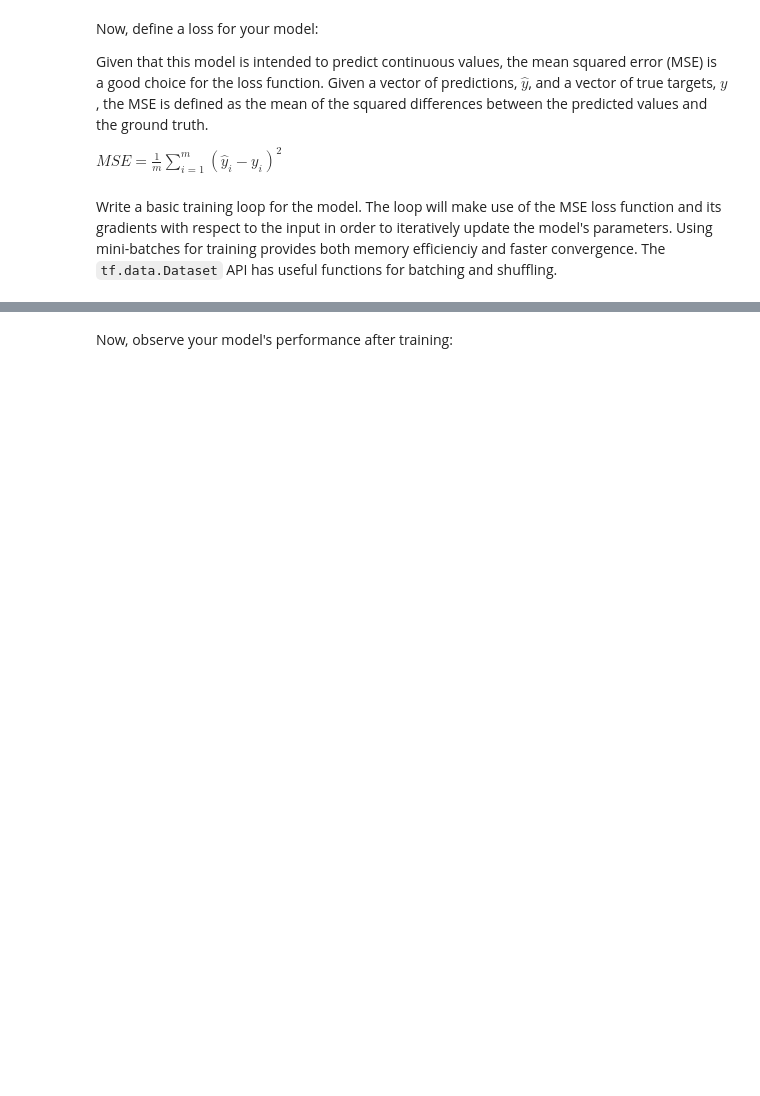
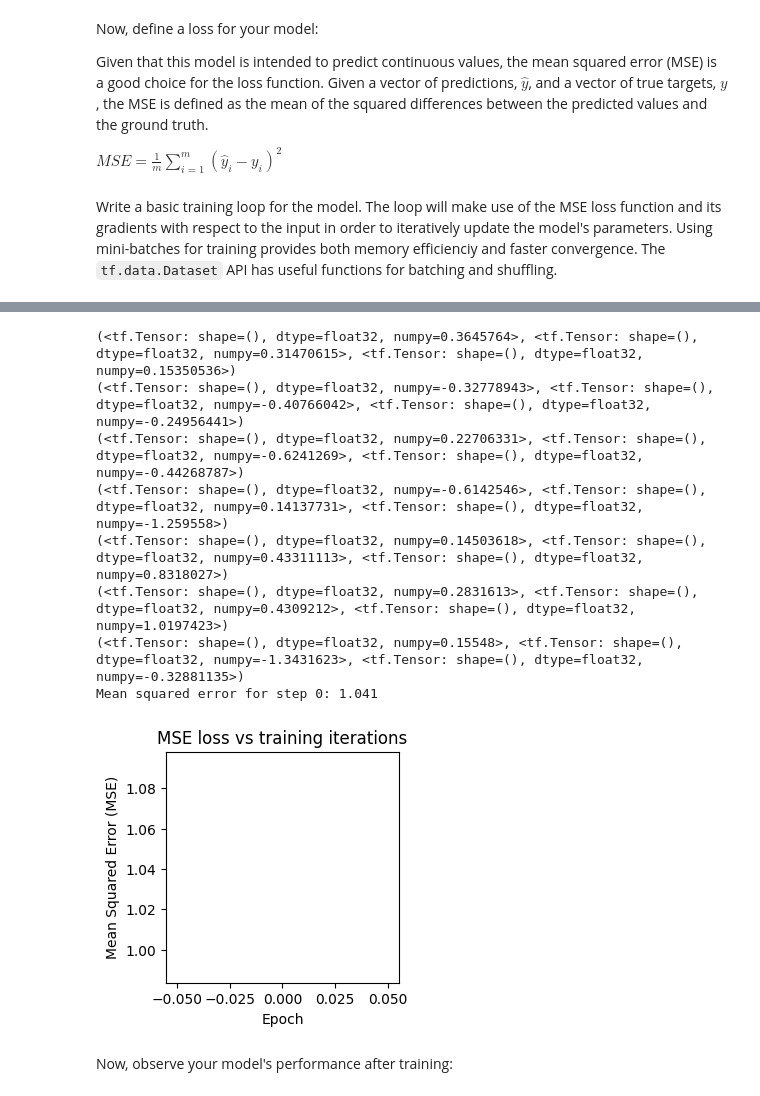
Before and after one commit to aadishchopra/NLP, a Jupyter notebook: TF_Basics.ipynb, the cells around one changed output, grey strips where cells are left out. Drawn from its saved outputs; the diff is of its cells as text; code cells hidden in the pictures; blank space fills up the shorter version.

```diff
--- a/TF_Basics.ipynb
+++ b/TF_Basics.ipynb
@@ -315,4 +317,6 @@ First, create some example data. This generates a cloud of points that loosely f
 import matplotlib
 from matplotlib import pyplot as plt
 
-matplotlib.rcParams['figure.figsize'] = [9, 6]
+#controls the figure size. This way we can configure it throughout the session for every figure generated using
+#matplotlib
+matplotlib.rcParams['figure.figsize'] = [3, 3]
@@ -349,3 +384,15 @@ class Model(tf.Module):
+# %%
+class Model(tf.Module):
+  def __init__(self, name=None):
+    super().__init__(name)
+    self.initialized=tf.random.uniform([3],0.0,5.0)
+    # without tf.Variables model will not be able to update weights.
+    self.w_q2=tf.Variable(self.initialized[0])
+    self.w_q1=tf.Variable(self.initialized[1])
+    self.b=tf.Variable(self.initialized[2])
+  @tf.function
+  def __call__(self,x):
+    return self.w_q2*(x**2) + self.w_q1*x +self.b
 # %% [markdown]
 First, observe your model's performance before training:
 # %%
@@ -377,0 +455,4 @@ dataset = dataset.shuffle(buffer_size=x.shape[0]).batch(batch_size)
+# %%
+for x_batch, y_batch in dataset:
+  print("x batch",x_batch)
+  print("y batch",y_batch)
@@ -378,30 +477,41 @@ dataset = dataset.shuffle(buffer_size=x.shape[0]).batch(batch_size)
 # %%
 # Set training parameters
-epochs = 100
+epochs = 1
 learning_rate = 0.01
 losses = []
 
 # Format training loop
 for epoch in range(epochs):
   for x_batch, y_batch in dataset:
     with tf.GradientTape() as tape:
       batch_loss = mse_loss(quad_model(x_batch), y_batch)
     # Update parameters with respect to the gradient calculations
     grads = tape.gradient(batch_loss, quad_model.variables)
+    print(grads)
     for g,v in zip(grads, quad_model.variables):
         v.assign_sub(learning_rate*g)
   # Keep track of model loss per epoch
   loss = mse_loss(quad_model(x), y)
   losses.append(loss)
   if epoch % 10 == 0:
     print(f'Mean squared error for step {epoch}: {loss.numpy():0.3f}')
 
 # Plot model results
 print("\n")
 plt.plot(range(epochs), losses)
 plt.xlabel("Epoch")
 plt.ylabel("Mean Squared Error (MSE)")
 plt.title('MSE loss vs training iterations');
+# %% [output]
+(<tf.Tensor: shape=(), dtype=float32, numpy=0.3645764>, <tf.Tensor: shape=(), dtype=float32, numpy=0.31470615>, <tf.Tensor: shape=(), dtype=float32, numpy=0.15350536>)
+(<tf.Tensor: shape=(), dtype=float32, numpy=-0.32778943>, <tf.Tensor: shape=(), dtype=float32, numpy=-0.40766042>, <tf.Tensor: shape=(), dtype=float32, numpy=-0.24956441>)
+(<tf.Tensor: shape=(), dtype=float32, numpy=0.22706331>, <tf.Tensor: shape=(), dtype=float32, numpy=-0.6241269>, <tf.Tensor: shape=(), dtype=float32, numpy=-0.44268787>)
+(<tf.Tensor: shape=(), dtype=float32, numpy=-0.6142546>, <tf.Tensor: shape=(), dtype=float32, numpy=0.14137731>, <tf.Tensor: shape=(), dtype=float32, numpy=-1.259558>)
+(<tf.Tensor: shape=(), dtype=float32, numpy=0.14503618>, <tf.Tensor: shape=(), dtype=float32, numpy=0.43311113>, <tf.Tensor: shape=(), dtype=float32, numpy=0.8318027>)
+(<tf.Tensor: shape=(), dtype=float32, numpy=0.2831613>, <tf.Tensor: shape=(), dtype=float32, numpy=0.4309212>, <tf.Tensor: shape=(), dtype=float32, numpy=1.0197423>)
+(<tf.Tensor: shape=(), dtype=float32, numpy=0.15548>, <tf.Tensor: shape=(), dtype=float32, numpy=-1.3431623>, <tf.Tensor: shape=(), dtype=float32, numpy=-0.32881135>)
+Mean squared error for step 0: 1.041
+[figure, added]
 # %% [markdown]
 Now, observe your model's performance after training:
 # %%
```
Also changed, not shown: parts of 10 cells of this notebook.
